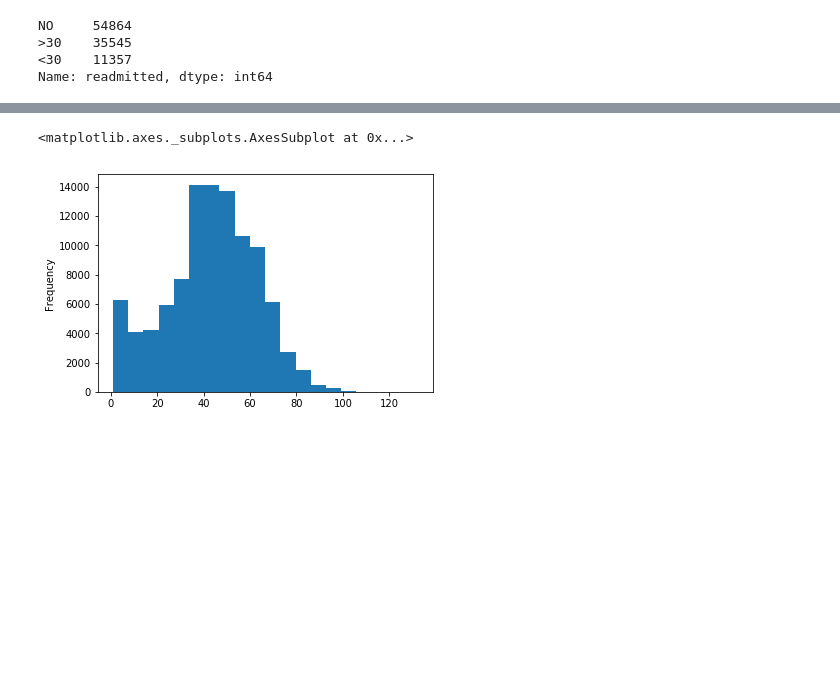
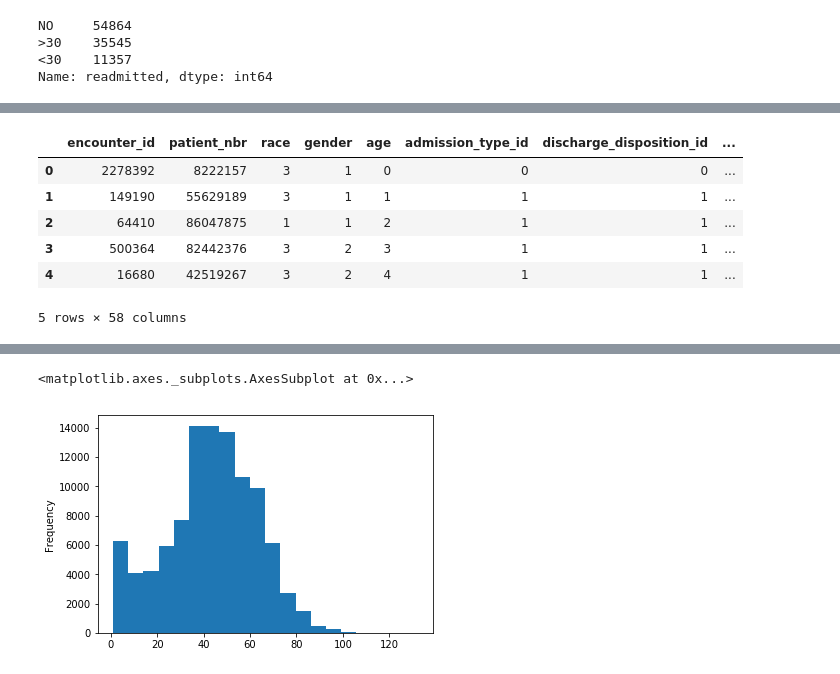
Before and after one commit to pavelzimin/hospital_readmission, a Jupyter notebook: Data_Wrangling.ipynb, the cells around one changed output, grey strips where cells are left out. Cells and saved outputs as stored; diff of their text form; code cells hidden in the pictures; blank space fills up the shorter version.

```diff
--- a/Data_Wrangling.ipynb
+++ b/Data_Wrangling.ipynb
@@ -247,3 +609,9 @@ Name: chlorpropamide, dtype: int64
+# %%
+drug_type = CategoricalDtype(categories=['No', 'Steady', 'Up', 'Down'],
+                                      ordered=False)
+for drug in drugs:
+    df[drug] = df[drug].astype(drug_type)
+    df[drug] = df[drug].cat.codes
 # %%
 df.change.value_counts(dropna=False)
 # %% [output]
@@ -252,0 +623,3 @@ Name: change, dtype: int64
+# %%
+df.change = (df.change == 'Ch').astype(int)
+df.change.value_counts()
@@ -256,3 +633,6 @@ df.diabetesMed.value_counts(dropna=False)
 Yes    78363
 No     23403
 Name: diabetesMed, dtype: int64
+# %%
+df.diabetesMed = (df.diabetesMed == 'Yes').astype(int)
+df.diabetesMed.value_counts()
@@ -265,0 +652,6 @@ Name: readmitted, dtype: int64
+# %%
+readmitted_type = CategoricalDtype(categories=['NO', '<30', '>30'],
+                                  ordered=True)
+df.readmitted = df.readmitted.astype(readmitted_type)
+df.readmitted = df.readmitted.cat.codes
+df.readmitted.value_counts()
@@ -265,0 +766,13 @@ Name: readmitted, dtype: int64
+# %%
+# Converting columns with ICD9 diagnoses into simplified and padded format suitable for merging with ICD9 database
+for n in range(1, 4):
+    df['simple_diag_{}'.format(n)] = simplify_codes(df['diag_{}'.format(n)])
+df.head()
+# %% [output]
+|  | encounter_id | patient_nbr | race | gender | age | admission_type_id | discharge_disposition_id | ... |
+| 0 | 2278392 | 8222157 | 3 | 1 | 0 | 0 | 0 | ... |
+| 1 | 149190 | 55629189 | 3 | 1 | 1 | 1 | 1 | ... |
+| 2 | 64410 | 86047875 | 1 | 1 | 2 | 1 | 1 | ... |
+| 3 | 500364 | 82442376 | 3 | 2 | 3 | 1 | 1 | ... |
+| 4 | 16680 | 42519267 | 3 | 2 | 4 | 1 | 1 | ... |
+5 rows × 58 columns
```
Also changed, not shown: parts of 77 cells of this notebook, 11 other files.
